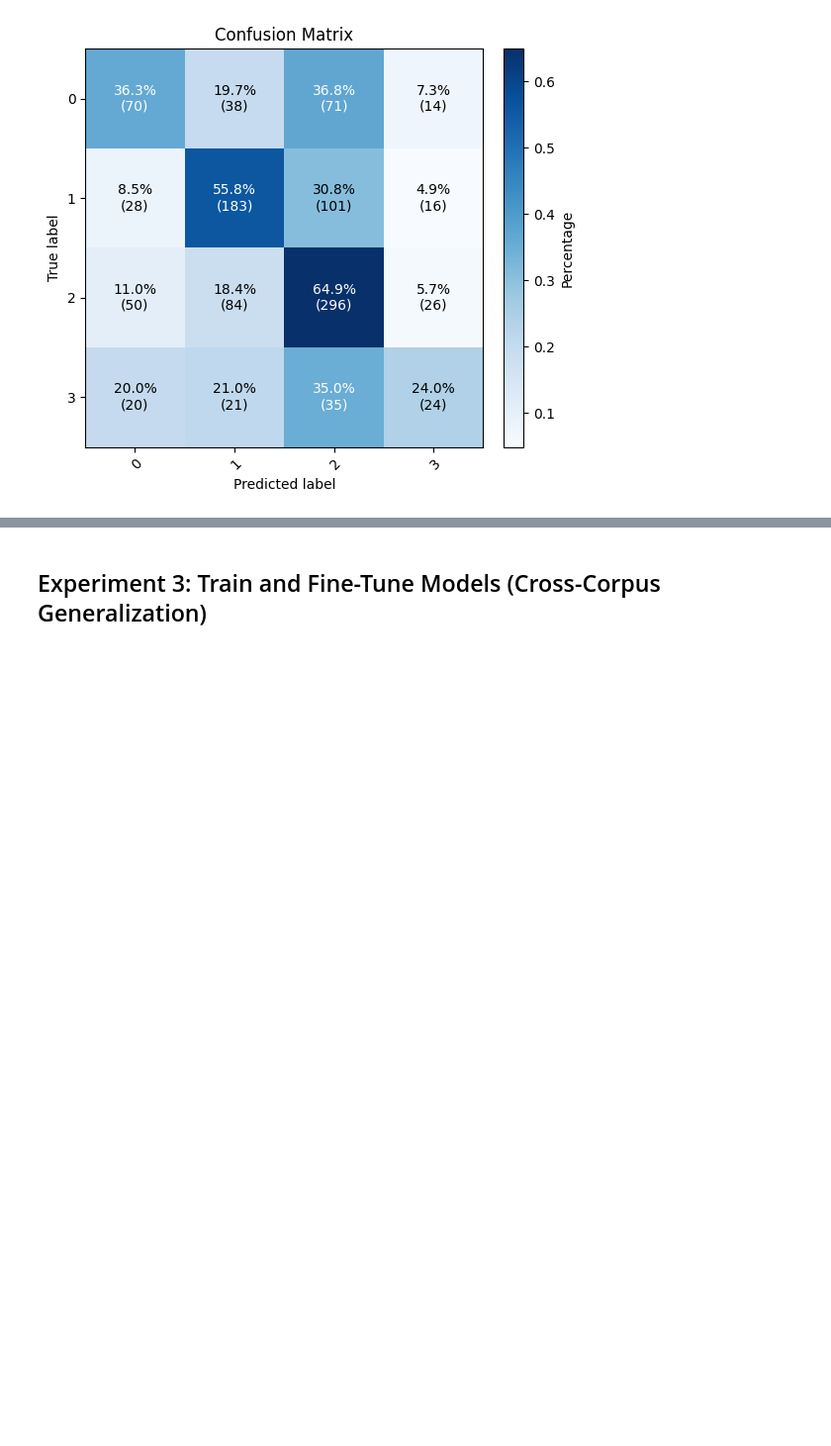
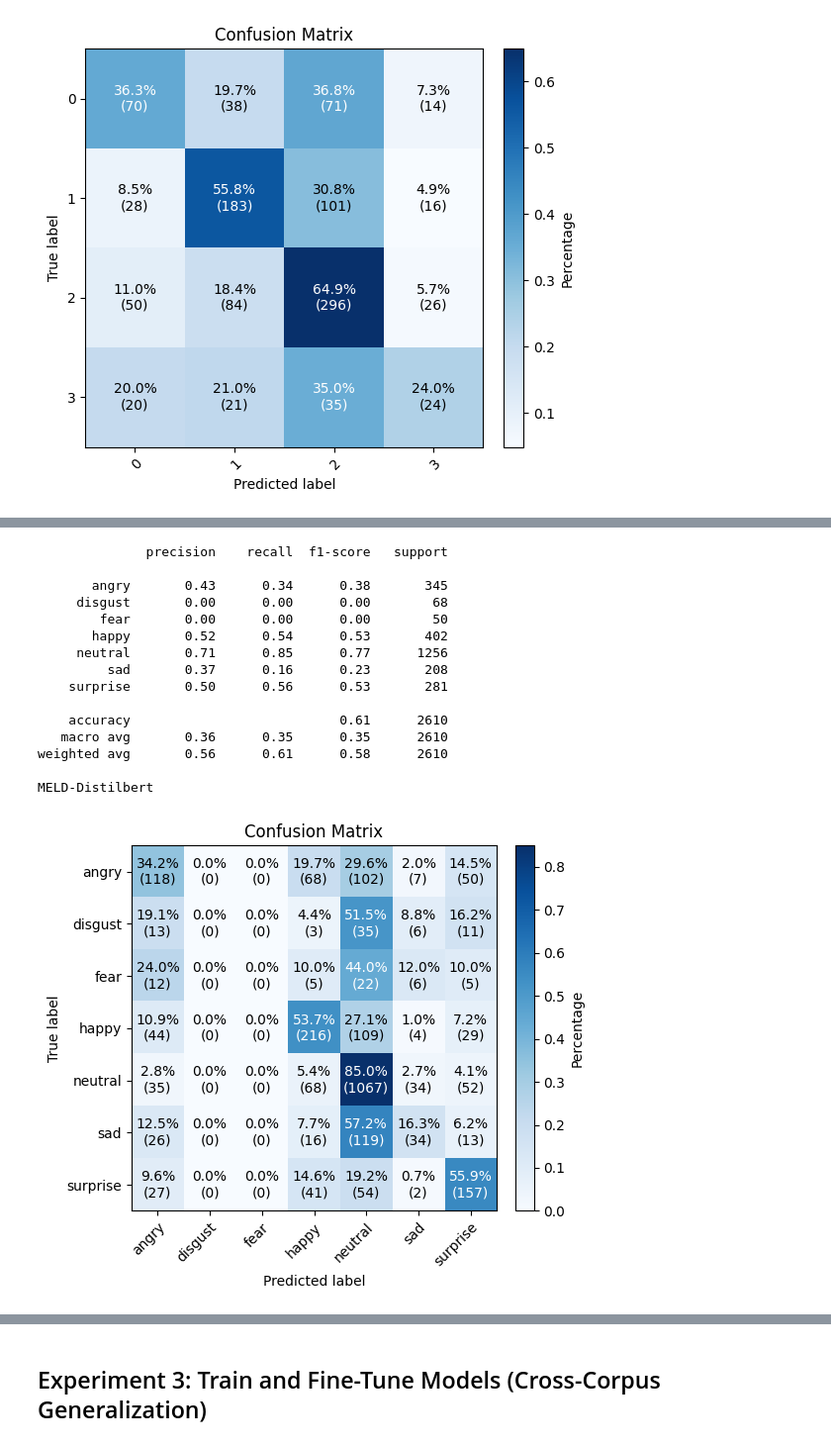
Before and after one commit to sofiafernandescd/EmoReA, a Jupyter notebook: emorea-backend/notebooks/text/TER-final.ipynb, the cells around one changed output, grey strips where cells are left out. Shown at 99% size. Cells and saved outputs as stored; diff of their text form; code cells hidden in the pictures; blank space fills up the shorter version.

```diff
--- a/emorea-backend/notebooks/text/TER-final.ipynb
+++ b/emorea-backend/notebooks/text/TER-final.ipynb
@@ -1004,3 +1043,33 @@ weighted avg       0.52      0.53      0.53      1077
+# %%
+from src.evaluation import plot_confusion_matrix
+from sklearn.metrics import classification_report
+
+preds = trainer.predict(dataset_tok["test"])
+y_true = preds.label_ids
+y_pred = np.argmax(preds.predictions, axis=1)
+# Convert numeric predictions/labels back to text
+y_true_labels = le.inverse_transform(y_true)
+y_pred_labels = le.inverse_transform(y_pred)
+print(classification_report(y_true, y_pred, target_names=le.classes_))
+print("MELD-Distilbert")
+plot_confusion_matrix(y_true_labels, y_pred_labels)
+# %% [output]
+              precision    recall  f1-score   support
+
+       angry       0.43      0.34      0.38       345
+     disgust       0.00      0.00      0.00        68
+        fear       0.00      0.00      0.00        50
+       happy       0.52      0.54      0.53       402
+     neutral       0.71      0.85      0.77      1256
+         sad       0.37      0.16      0.23       208
+    surprise       0.50      0.56      0.53       281
+
+    accuracy                           0.61      2610
+   macro avg       0.36      0.35      0.35      2610
+weighted avg       0.56      0.61      0.58      2610
+
+MELD-Distilbert
+[figure, added]
 # %%
 from src.evaluation import plot_confusion_matrix
 from sklearn.metrics import classification_report
```
Also changed, not shown: parts of 11 cells of this notebook, 2 other files.
